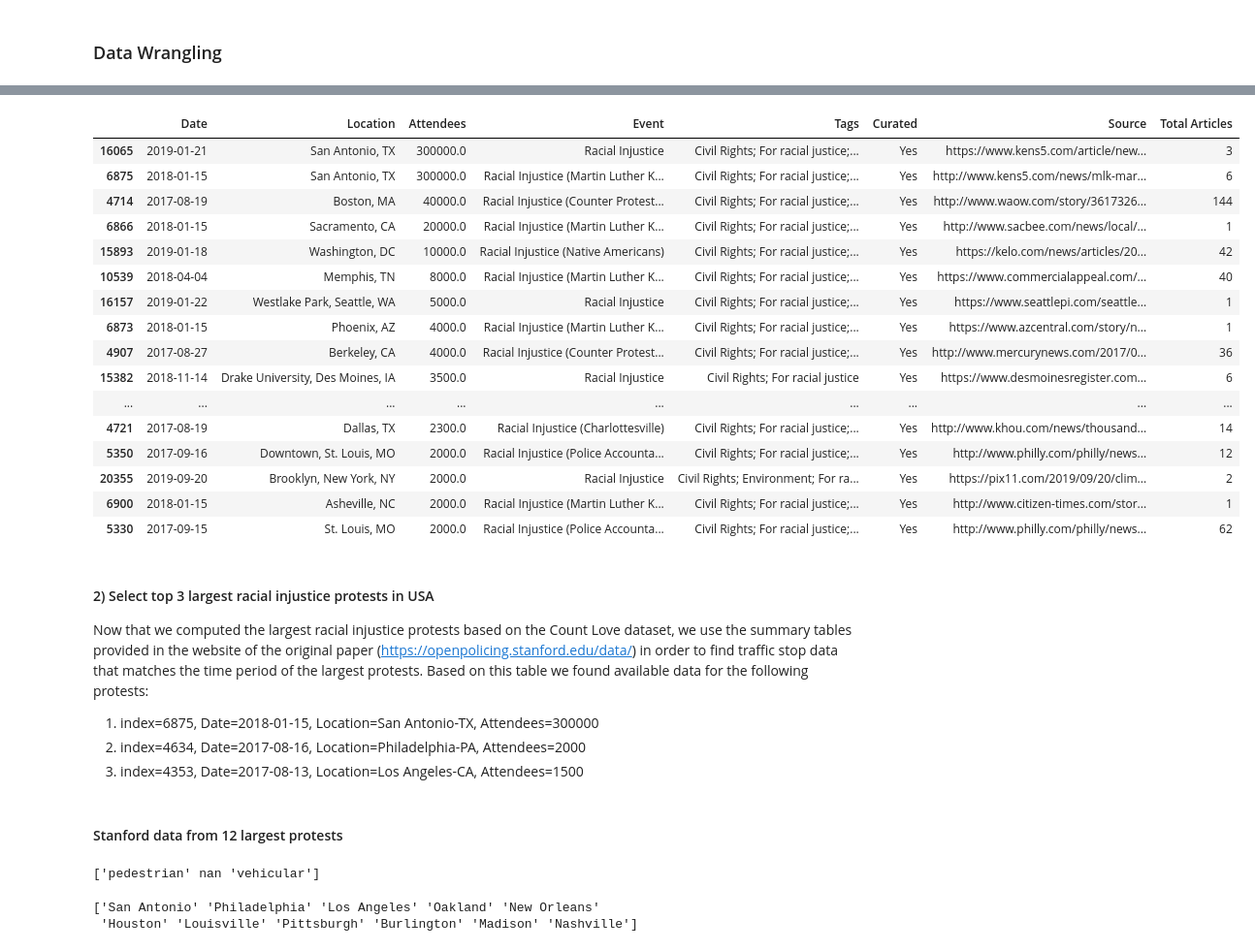
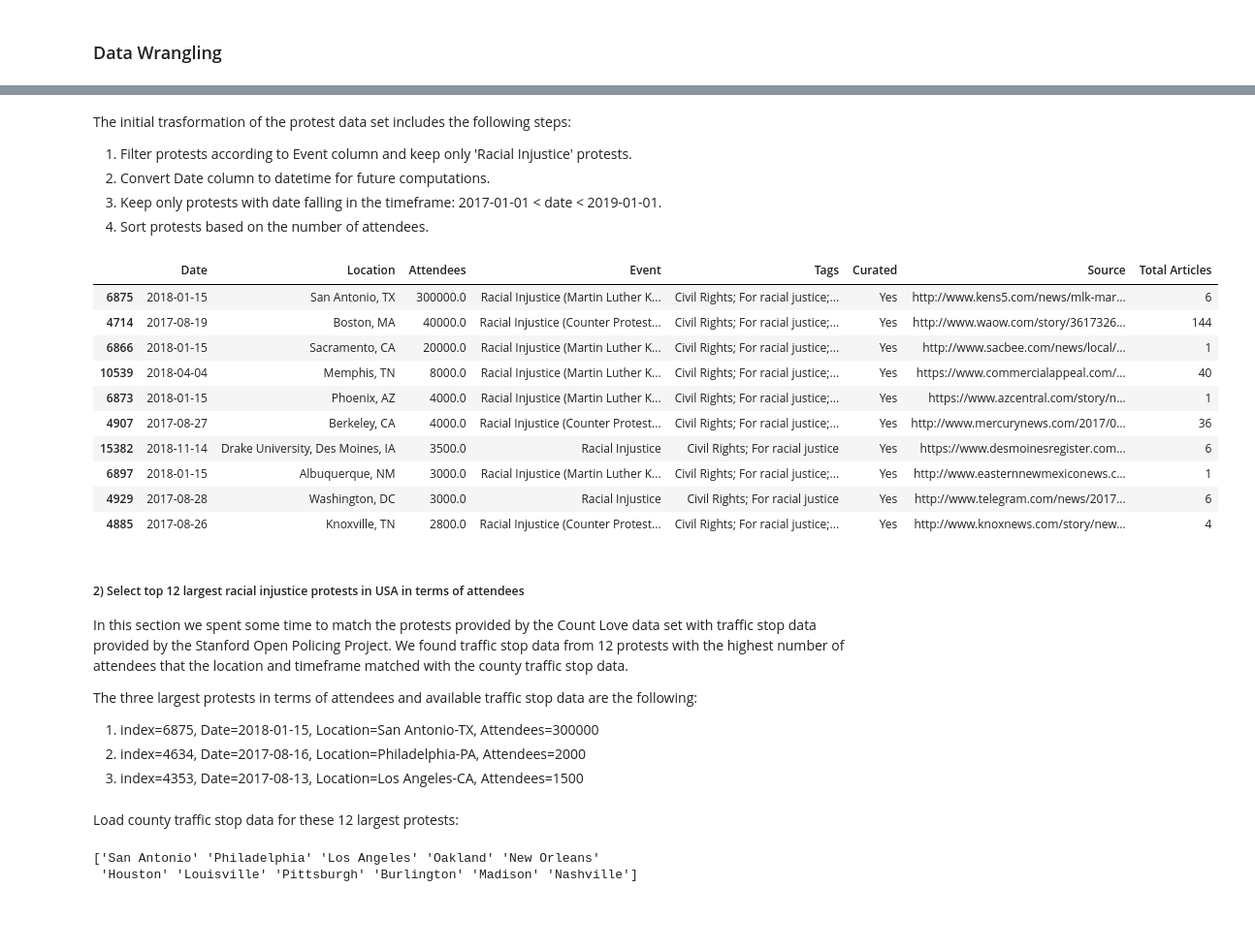
Before and after one commit to epfl-ada/ada-2020-project-milestone-p3-p3_three_musketeers, a Jupyter notebook: data_wranggling.ipynb, the cells around one changed output, grey strips where cells are left out. Shown at 97% size. Drawn from its saved outputs; the diff is of its cells as text; code cells hidden in the pictures; blank space fills up the shorter version.

```diff
--- a/data_wranggling.ipynb
+++ b/data_wranggling.ipynb
@@ -41,46 +51,49 @@ df_protests.sample(2)
+# %% [markdown]
+The initial trasformation of the protest data set includes the following steps:
+1. Filter protests according to Event column and keep only 'Racial Injustice' protests.
+2. Convert Date column to datetime for future computations.
+3. Keep only protests with date falling in the timeframe: 2017-01-01 < date < 2019-01-01.
+4. Sort protests based on the number of attendees.
 # %%
 # Filter racial injustice protests
 df_protests = df_protests[df_protests['Event'].str.contains('Racial Injustice')]
 
 # Convert Date column to datetime
 df_protests['Date'] = pd.to_datetime(df_protests['Date'])
 
 # Select protests between 2017-01-01 and 2019-01-01
 df_protests = df_protests[(df_protests['Date'] >= pd.to_datetime('2017-01-01')) &
-                         (df_protests['Date'] < pd.to_datetime('2019-12-29'))]
+                         (df_protests['Date'] < pd.to_datetime('2019-01-01'))]
 
 # Sort protests based on attendess
 df_protests = df_protests.sort_values('Attendees',ascending=False)
 
-df_protests.head(20)
+# pd.set_option('display.max_rows', df_protests.shape[0]+1)
+df_protests.head(10)
 # %% [output]
 |  | Date | Location | Attendees | Event | Tags | Curated | Source | Total Articles |
-| 16065 | 2019-01-21 | San Antonio, TX | 300000.0 | Racial Injustice | Civil Rights; For racial justice;... | Yes | https://www.kens5.com/article/new... | 3 |
 | 6875 | 2018-01-15 | San Antonio, TX | 300000.0 | Racial Injustice (Martin Luther K... | Civil Rights; For racial justice;... | Yes | http://www.kens5.com/news/mlk-mar... | 6 |
 | 4714 | 2017-08-19 | Boston, MA | 40000.0 | Racial Injustice (Counter Protest... | Civil Rights; For racial justice;... | Yes | http://www.waow.com/story/3617326... | 144 |
 | 6866 | 2018-01-15 | Sacramento, CA | 20000.0 | Racial Injustice (Martin Luther K... | Civil Rights; For racial justice;... | Yes | http://www.sacbee.com/news/local/... | 1 |
-| 15893 | 2019-01-18 | Washington, DC | 10000.0 | Racial Injustice (Native Americans) | Civil Rights; For racial justice;... | Yes | https://kelo.com/news/articles/20... | 42 |
 | 10539 | 2018-04-04 | Memphis, TN | 8000.0 | Racial Injustice (Martin Luther K... | Civil Rights; For racial justice;... | Yes | https://www.commercialappeal.com/... | 40 |
-| 16157 | 2019-01-22 | Westlake Park, Seattle, WA | 5000.0 | Racial Injustice | Civil Rights; For racial justice;... | Yes | https://www.seattlepi.com/seattle... | 1 |
 | 6873 | 2018-01-15 | Phoenix, AZ | 4000.0 | Racial Injustice (Martin Luther K... | Civil Rights; For racial justice;... | Yes | https://www.azcentral.com/story/n... | 1 |
 | 4907 | 2017-08-27 | Berkeley, CA | 4000.0 | Racial Injustice (Counter Protest... | Civil Rights; For racial justice;... | Yes | http://www.mercurynews.com/2017/0... | 36 |
 | 15382 | 2018-11-14 | Drake University, Des Moines, IA | 3500.0 | Racial Injustice | Civil Rights; For racial justice | Yes | https://www.desmoinesregister.com... | 6 |
-| ... | ... | ... | ... | ... | ... | ... | ... | ... |
-| 4721 | 2017-08-19 | Dallas, TX | 2300.0 | Racial Injustice (Charlottesville) | Civil Rights; For racial justice;... | Yes | http://www.khou.com/news/thousand... | 14 |
-| 5350 | 2017-09-16 | Downtown, St. Louis, MO | 2000.0 | Racial Injustice (Police Accounta... | Civil Rights; For racial justice;... | Yes | http://www.philly.com/philly/news... | 12 |
-| 20355 | 2019-09-20 | Brooklyn, New York, NY | 2000.0 | Racial Injustice | Civil Rights; Environment; For ra... | Yes | https://pix11.com/2019/09/20/clim... | 2 |
-| 6900 | 2018-01-15 | Asheville, NC | 2000.0 | Racial Injustice (Martin Luther K... | Civil Rights; For racial justice;... | Yes | http://www.citizen-times.com/stor... | 1 |
-| 5330 | 2017-09-15 | St. Louis, MO | 2000.0 | Racial Injustice (Police Accounta... | Civil Rights; For racial justice;... | Yes | http://www.philly.com/philly/news... | 62 |
+| 6897 | 2018-01-15 | Albuquerque, NM | 3000.0 | Racial Injustice (Martin Luther K... | Civil Rights; For racial justice;... | Yes | http://www.easternnewmexiconews.c... | 1 |
+| 4929 | 2017-08-28 | Washington, DC | 3000.0 | Racial Injustice | Civil Rights; For racial justice | Yes | http://www.telegram.com/news/2017... | 6 |
+| 4885 | 2017-08-26 | Knoxville, TN | 2800.0 | Racial Injustice (Counter Protest... | Civil Rights; For racial justice;... | Yes | http://www.knoxnews.com/story/new... | 4 |
 # %% [markdown]
-#### 2) Select top 3 largest racial injustice protests in USA
+##### 2) Select top 12 largest racial injustice protests in USA in terms of attendees
 
-Now that we computed the largest racial injustice protests based on the Count Love dataset, we use the summary tables provided in the website of the original paper (https://openpolicing.stanford.edu/data/) in order to find traffic stop data that matches the time period of the largest protests. Based on this table we found available data for the following protests:
+In this section we spent some time to match the protests provided by the Count Love data set with traffic stop data provided by the Stanford Open Policing Project. We found traffic stop data from 12 protests with the highest number of attendees that the location and timeframe matched with the county traffic stop data.
+
+The three largest protests in terms of attendees and available traffic stop data are the following:
 
 1. index=6875, Date=2018-01-15, Location=San Antonio-TX, Attendees=300000
 2. index=4634, Date=2017-08-16, Location=Philadelphia-PA, Attendees=2000
 3. index=4353, Date=2017-08-13, Location=Los Angeles-CA, Attendees=1500
 # %% [markdown]
-#### Stanford data from 12 largest protests
+Load county traffic stop data for these 12 largest protests:
 # %%
 df_sa = pd.read_csv('data/states/tx_san_antonio_2020_04_01.csv.gz', compression='gzip')
 df_pa = pd.read_csv('data/states/pa_philadelphia_2020_04_01.csv.gz', compression='gzip')
@@ -99,7 +112,3 @@ df_nash = pd.read_csv('data/states/tn_nashville_2020_04_01.csv.zip', compression
-# %%
-print(df_sa.type.unique())
-# %% [output]
-['pedestrian' nan 'vehicular']
 # %%
 def prepare_df_for_merge(df, state, city):
     df = df[df['type'] == 'vehicular']
```
Also changed, not shown: parts of 10 cells of this notebook.
